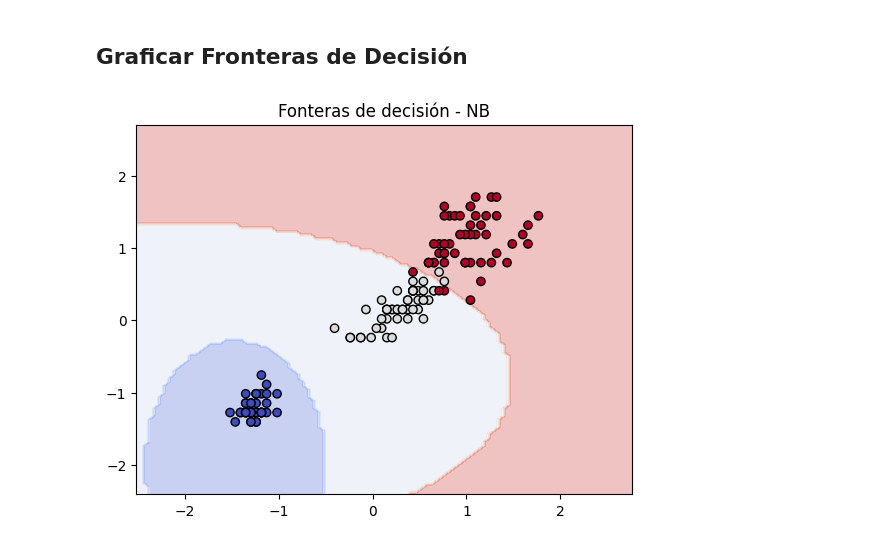
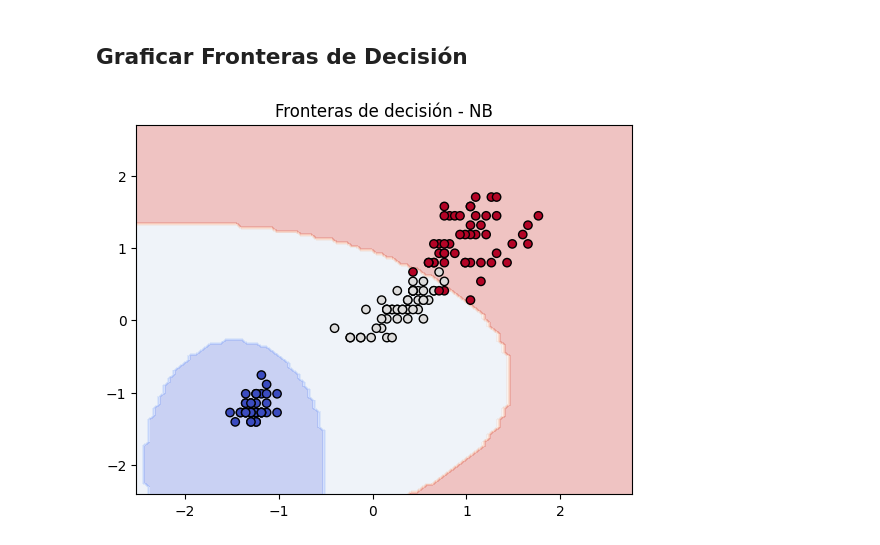
Before and after one commit to DevRehpotsirhc/SENASoft-AI, a Jupyter notebook: christopher/estudios/ml/5_naive_bayes.ipynb, the cells around one changed output. Cells and saved outputs as stored; diff of their text form; code cells hidden in the pictures.

```diff
--- a/christopher/estudios/ml/5_naive_bayes.ipynb
+++ b/christopher/estudios/ml/5_naive_bayes.ipynb
@@ -160,7 +160,7 @@ z = z.reshape(xx.shape)
 # %%
 plt.contourf(xx, yy, z, alpha=.3, cmap="coolwarm")
 plt.scatter(x_combined[:,0], x_combined[:,1], c=y_combined, edgecolors="k", cmap="coolwarm")
-plt.title("Fonteras de decisión - NB")
+plt.title("Fronteras de decisión - NB")
 plt.show()
 # %% [output]
-[figure, old version]
+[figure, new version]
```
